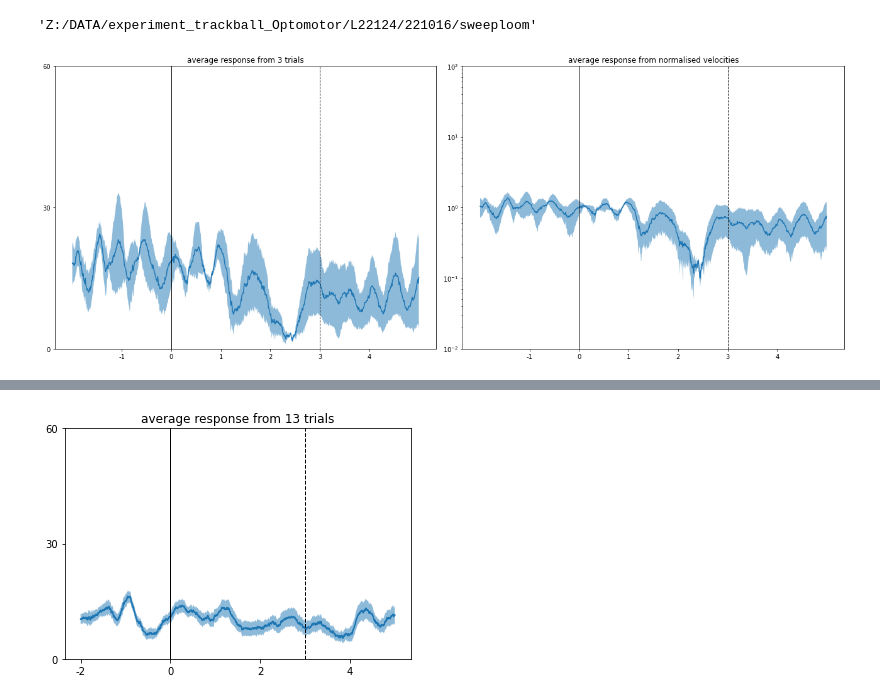
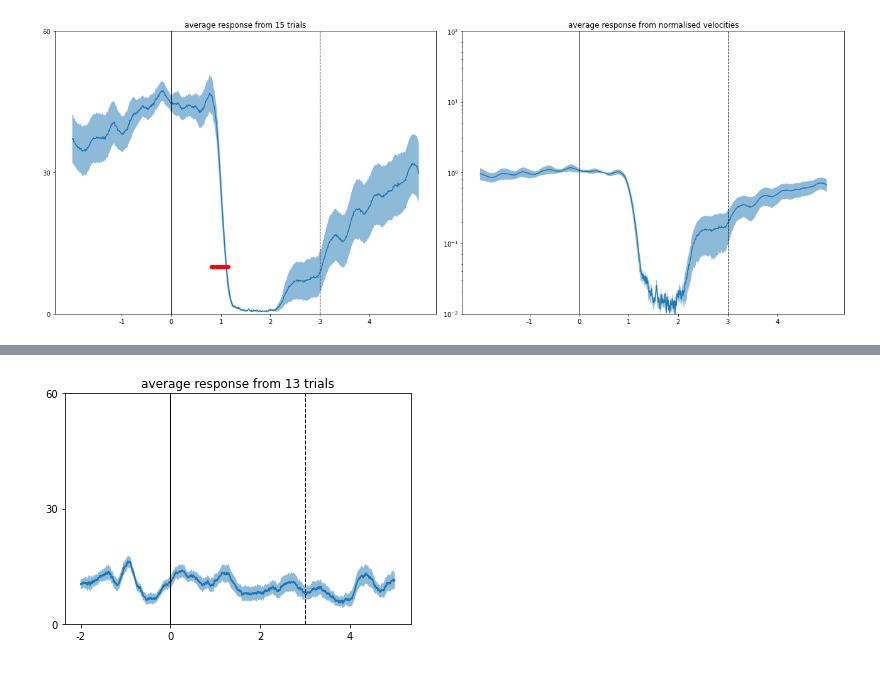
Before and after one commit to chiyu1203/bonfic, a Jupyter notebook: track_ball_notebook.ipynb, the cells around one changed output, grey strips where cells are left out. Cells and saved outputs as stored; diff of their text form; code cells hidden in the pictures.

Commit message:
some notes about analysing track ball based experiments

```diff
--- a/track_ball_notebook.ipynb
+++ b/track_ball_notebook.ipynb
@@ -11,7 +11,8 @@ data_list=[]
 input_path = 'Z:/DATA/experiment_trackball_Optomotor'
 dataset=os.listdir(input_path)
 #exp_date=['220813','220811','220814']
-exp_date=['221015','221016']
+#exp_date=['221015','221016']
+exp_date=['221102','221103']
 exp_name='sweeploom'
 for locust in dataset:
     locust_directory=input_path + '/' + locust
@@ -27,6 +28,25 @@ for locust in dataset:
 
 #if __name__ == '__main__':
 #    create_data_list(args.input_path,args.exp_name,args.exp_date)
+# %%
+def a_guest(x):
+    b = np.zeros_like(x, dtype=bool)
+    i = np.argmax(x, axis=1)
+    b[np.arange(i.size), i] = np.logical_or.reduce(x, axis=1)
+    return b
+# %%
+def deceleration_detection(v_array = [], *args):
+    V0=v_array[:,init_time*frame_rate:int((init_time+0.5)*frame_rate),0]
+    meanV0=np.mean(V0, axis=1)
+    stdV0=np.std(V0, axis=1, ddof=1)
+    deceleration_threshold=meanV0-2*stdV0
+    velocity_of_interest=v_array[:,int((init_time+0.5)*frame_rate):int((init_time+presence_duration+0.5)*frame_rate),0]
+    dece_big=np.reshape(np.repeat(deceleration_threshold,presence_duration*frame_rate,axis=0),(len(deceleration_threshold),presence_duration*frame_rate))
+    dec=np.less(dece_big,velocity_of_interest)
+    rev=np.fliplr(dec)
+    dev_onset=np.where(a_guest(rev)==True)
+    velocity_of_interest.shape[1]-dev_onset[1]
+    return dev_onset
 # %%
 ##The meta information of the stimulus is now included in each cell when the stimulus is delivered
 ##They are saved as stim_variable object.
@@ -137,4 +139,0 @@ thisDir=data_list[12]
-# %%
-thisDir
-# %% [output]
-'Z:/DATA/experiment_trackball_Optomotor/L22124/221016/sweeploom'
@@ -309,6 +366,10 @@ velocity_rolling=runmean_v[index_points]
 tp=np.linspace(0,window_length,velocity.shape[1])
 tp_tile=np.tile(tp,(velocity.shape[0],1))
 # %%
+detected_epochs=deceleration_detection(velocity_type1)
+de_test=frame_rate*presence_duration-detected_epochs[1]
+dev_timing=de_test/frame_rate+0.5*presence_duration+init_time
+dev_timing_y=10*np.ones_like(dev_timing)
 mean_velocity=np.mean(velocity_type1[:,:,0], axis=0)
 sem_velocity=np.std(velocity_type1[:,:,0], axis=0, ddof=1) / np.sqrt(velocity_type1[:,:,0].shape[0])
 v_base=np.median(velocity_type1[:,init_time*frame_rate:(init_time+1)*frame_rate,0],axis=1)
@@ -322,31 +383,32 @@ v_min_sem = mean_velocity - sem_velocity
 v_add_sem_norm = mean_velocity_norm + sem_velocity_norm
 v_min_sem_norm = mean_velocity_norm - sem_velocity_norm
 fig, (ax,ax2)= plt.subplots(nrows=1, ncols=2, figsize=(18,7),tight_layout=True)
 # ax=fig.add_axes([0.1, 0.1, 0.8, 0.8]) # main axes
 ax.plot(mean_tile,mean_velocity)
+ax.plot(dev_timing, dev_timing_y, 'o', color='r')
 ax.fill_between(mean_tile,v_add_sem,v_min_sem, alpha=0.5, linewidth=0)
 ax.axvline(x=abs(analysis_window[0]), color='black', linestyle='-', label='Stim start',linewidth=1)
 ax.axvline(x=(abs(analysis_window[0])+stim_duration), color='black', linestyle='--', label='Stim end',linewidth=1)
 ax.set_ylim(0, 60)
 ax.set_yticks([0,30,60])
 ax.set_yticklabels(['0','30','60'])
 ax.set_xticks([1,2,3,4,5,6])
 ax.set_xticklabels(['-1','0','1','2','3','4'])
 plot_title=f'average response from {velocity_type1[:,:,0].shape[0]} trials'
 ax.set_title(plot_title)
 
 ax2.plot(mean_tile,mean_velocity_norm)
 ax2.fill_between(mean_tile,v_add_sem_norm,v_min_sem_norm, alpha=0.5, linewidth=0)
 ax2.axvline(x=abs(analysis_window[0]), color='black', linestyle='-', label='Stim start',linewidth=1)
 ax2.axvline(x=(abs(analysis_window[0])+stim_duration), color='black', linestyle='--', label='Stim end',linewidth=1)
 ax2.set_ylim(0.01, 100)
 ax2.set_yscale('log')
 ax2.set_xticks([1,2,3,4,5,6])
 ax2.set_xticklabels(['-1','0','1','2','3','4'])
 plot_title=f'average response from normalised velocities'
 ax2.set_title(plot_title)
 plot_file=f'stim_{stim_name_list[0]}_velocity_run_trials_from_{str(analysis_window[0])}_to_{str(analysis_window[1])}s.png'
 if save_fig == True:
     plt.savefig(thisDir+plot_file)
 # %% [output]
-[figure, old version]
+[figure, new version]
```
Also changed, not shown: parts of 23 cells of this notebook, 2 other files.
